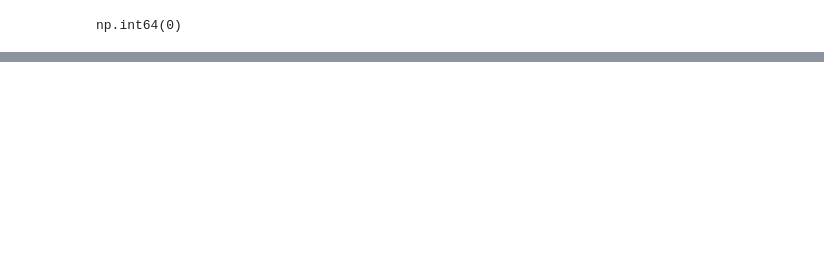
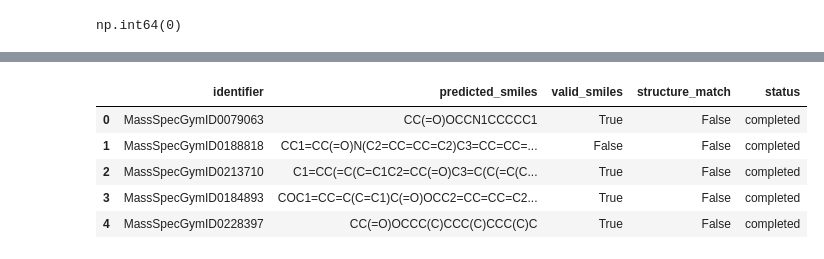
Before and after one commit to stephfn/ms-spectrometry-smiles-genai, a Jupyter notebook: notebooks/01_massspecgym_feasibility.ipynb, the cells around one changed output, grey strips where cells are left out. Cells and saved outputs as stored; diff of their text form; code cells hidden in the pictures; blank space fills up the shorter version.

```diff
--- a/notebooks/01_massspecgym_feasibility.ipynb
+++ b/notebooks/01_massspecgym_feasibility.ipynb
@@ -395,0 +883,8 @@ np.int64(0)
+# %%
+from getpass import getpass
+from openai import OpenAI
+from rdkit import Chem
+
+client = OpenAI(api_key=getpass("OpenAI API key: "))
+print("Client initialized")
+print("Selected spectrum:", trial["identifier"])
@@ -395,0 +923,11 @@ np.int64(0)
+# %%
+predicted_molecule = Chem.MolFromSmiles(prediction)
+reference_molecule = Chem.MolFromSmiles(trial["smiles"])
+
+print("Valid predicted SMILES:", predicted_molecule is not None)
+print(
+    "Same structure as reference:",
+    predicted_molecule is not None
+    and reference_molecule is not None
+    and Chem.MolToSmiles(predicted_molecule) == Chem.MolToSmiles(reference_molecule)
+)
@@ -395,0 +939,61 @@ np.int64(0)
+# %%
+# Keep the baseline result we already obtained.
+baseline_results = [{
+    "identifier": trial["identifier"],
+    "prompt": baseline_prompt,
+    "predicted_smiles": prediction,
+    "reference_smiles": trial["smiles"],
+    "valid_smiles": predicted_molecule is not None,
+    "structure_match": (
+        predicted_molecule is not None
+        and reference_molecule is not None
+        and Chem.MolToSmiles(predicted_molecule)
+            == Chem.MolToSmiles(reference_molecule)
+    ),
+    "status": response.status,
+}]
+
+# Use the identical instructions for the other four spectra.
+for index, row in experiment_df.iterrows():
+    if index == trial.name:
+        continue
+
+    prompt = (
+        "Predict the molecular structure represented by this MS/MS spectrum. "
+        "Return exactly one SMILES string and no explanation.\n\n"
+        f"{row['model_input']}"
+    )
+
+    result = client.responses.create(
+        model="gpt-5-mini",
+        input=prompt,
+        reasoning={"effort": "low"},
+        max_output_tokens=4096,
+    )
+
+    predicted = result.output_text.strip()
+    predicted_mol = Chem.MolFromSmiles(predicted) if predicted else None
+    reference_mol = Chem.MolFromSmiles(row["smiles"])
+
+    baseline_results.append({
+        "identifier": row["identifier"],
+        "prompt": prompt,
+        "predicted_smiles": predicted,
+        "reference_smiles": row["smiles"],
+        "valid_smiles": predicted_mol is not None,
+        "structure_match": (
+            predicted_mol is not None
+            and reference_mol is not None
+            and Chem.MolToSmiles(predicted_mol)
+                == Chem.MolToSmiles(reference_mol)
+        ),
+        "status": result.status,
+    })
+
+    print("Finished:", row["identifier"])
+
+baseline_results_df = pd.DataFrame(baseline_results)
+baseline_results_df[
+    ["identifier", "predicted_smiles", "valid_smiles", "structure_match", "status"]
+]
+# %% [output]
@@ -395,0 +1005,6 @@ np.int64(0)
+|  | identifier | predicted_smiles | valid_smiles | structure_match | status |
+| 0 | MassSpecGymID0079063 | CC(=O)OCCN1CCCCC1 | True | False | completed |
+| 1 | MassSpecGymID0188818 | CC1=CC(=O)N(C2=CC=CC=C2)C3=CC=CC=... | False | False | completed |
+| 2 | MassSpecGymID0213710 | C1=CC(=C(C=C1C2=CC(=O)C3=C(C(=C(C... | True | False | completed |
+| 3 | MassSpecGymID0184893 | COC1=CC=C(C=C1)C(=O)OCC2=CC=CC=C2... | True | False | completed |
+| 4 | MassSpecGymID0228397 | CC(=O)OCCC(C)CCC(C)CCC(C)C | True | False | completed |
```
Also changed, not shown: parts of 105 cells of this notebook, 2 other files.
